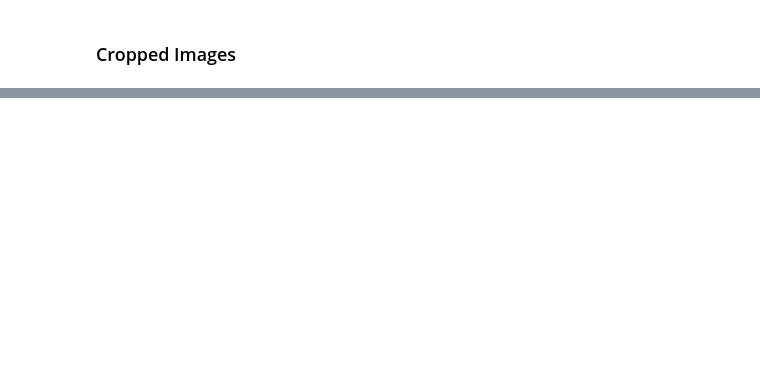
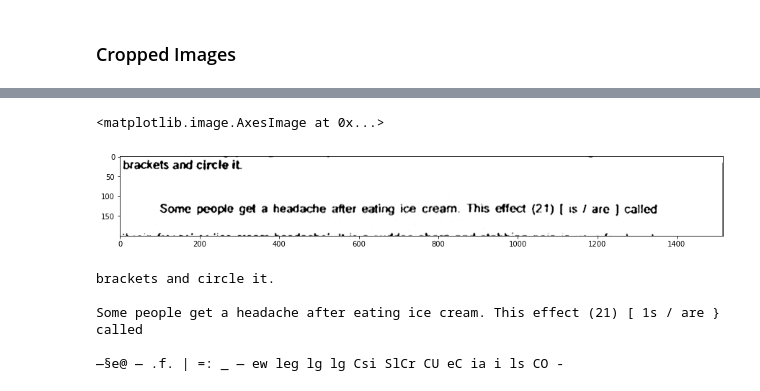
Before and after one commit to noobymage9/learnseeker-ocr, a Jupyter notebook: learning/image_preprocessing.ipynb, the cells around one changed output, grey strips where cells are left out. Drawn from its saved outputs; the diff is of its cells as text; code cells hidden in the pictures; blank space fills up the shorter version.

Commit message:
Added pytesseract trial

```diff
--- a/learning/image_preprocessing.ipynb
+++ b/learning/image_preprocessing.ipynb
@@ -314,0 +312,13 @@ error: OpenCV(4.4.0) /tmp/pip-req-build-99ib2vsi/opencv/modules/imgproc/src/colo
+# %%
+plt.imshow(cv.cvtColor(question_crops[2], cv.COLOR_BGR2RGB))
+# %% [output]
+<matplotlib.image.AxesImage at 0x...>
+[figure, added]
+# %%
+print(pytesseract.image_to_string(question_crops[2]))
+# %% [output]
+brackets and circle it.
+
+Some people get a headache after eating ice cream. This effect (21) [ 1s / are } called
+
+—§e@ — .f. | =: _ — ew leg lg lg Csi SlCr CU eC ia i ls CO -
```
Also changed, not shown: parts of 6 cells of this notebook.
